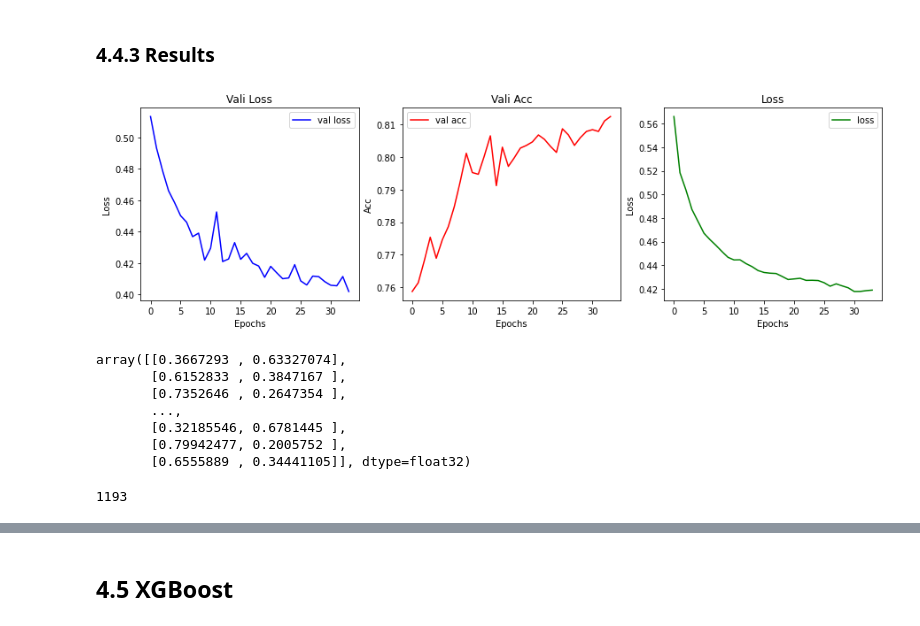
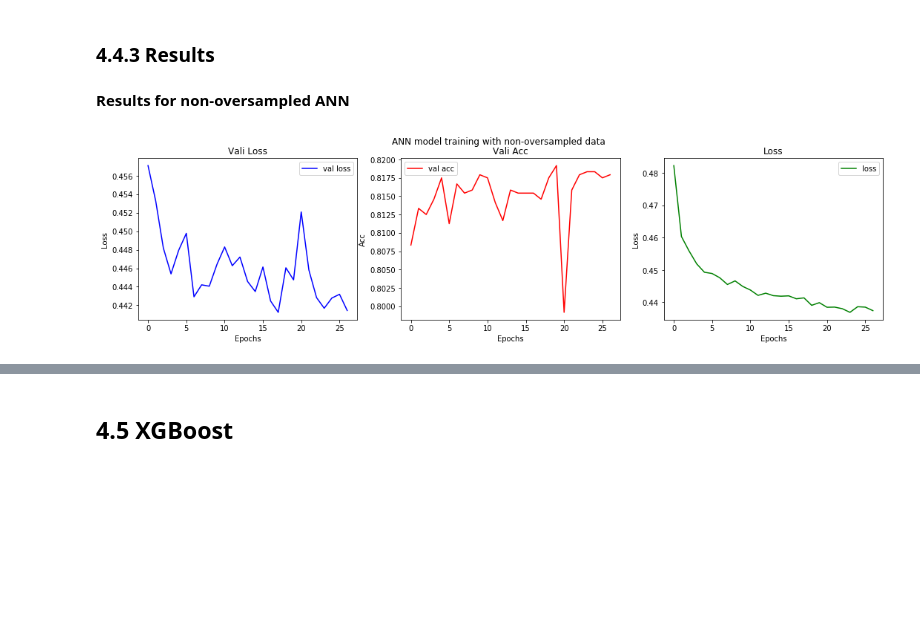
Before and after one commit to kimdanny/Credit-card-default-prediction, a Jupyter notebook: Final.ipynb, the cells around one changed output, grey strips where cells are left out. Saved outputs shown, nothing was run; the diff lists cells and outputs as text; code cells hidden in the pictures; blank space fills up the shorter version.

Commit message:
10 models comparison completed

```diff
--- a/Final.ipynb
+++ b/Final.ipynb
@@ -995,5 +902,5 @@ class random_forest(object):
 # %%
 # train Random Forest model with non-oversampled data
 random_forest_model = random_forest()
-train_and_cross_validate(random_forest_model, x_train, y_train, "Random Forest (non-oversampled)")
+train_and_cross_validate(random_forest_model, x_train_nos, y_train_nos, "Random Forest (non-oversampled)")
 # %% [output]
@@ -1099,0 +996,4 @@ Average accuracy :  0.8039999999999999
+# %%
+# train GBRT model with non-oversampled data
+GBRT_model = GBRT()
+train_and_cross_validate(GBRT_model, x_train_nos, y_train_nos, "GBRT (non-oversampled)")
@@ -1148,21 +1098,27 @@ x_train_ann.shape, x_val_ann.shape, y_train_ann.shape, y_val_ann.shape
 # %%
-model = Sequential()
+def model_setup():
+    model = Sequential()
 
-model.add(Dense(256, activation = "relu", input_shape=(29,)))
-model.add(Dropout(0.25))
+    model.add(Dense(256, activation = "relu", input_shape=(29,)))
+    model.add(Dropout(0.25))
 
-model.add(Dense(128, activation = "relu"))
-model.add(Dropout(0.25))
+    model.add(Dense(128, activation = "relu"))
+    model.add(Dropout(0.25))
 
-model.add(Dense(64, activation = "relu"))
-model.add(Dropout(0.25))
+    model.add(Dense(64, activation = "relu"))
+    model.add(Dropout(0.25))
 
-model.add(Dense(32, activation = "relu"))
-model.add(Dropout(0.25))
+    model.add(Dense(32, activation = "relu"))
+    model.add(Dropout(0.25))
 
-model.add(Dense(16, activation = "relu"))
+    model.add(Dense(16, activation = "relu"))
 
-model.add(Dense(2, activation = "softmax"))
+    model.add(Dense(2, activation = "softmax"))
+
+    optimizer = Adam(lr=0.001)
+    model.compile(optimizer = optimizer, loss = "categorical_crossentropy", metrics=["accuracy"])
+
+    return model
 # %%
 model.summary()
 # %% [output]
@@ -1223,0 +1155,5 @@ Epoch 34/50
+# %%
+# train ANN model with non-oversampled data
+ANN_model = model_setup()
+history = ANN_model.fit(x_train_ann, y_train_ann, batch_size=batch_size, epochs=epochs,
+                        validation_data=(x_val_ann, y_val_ann), verbose=2, callbacks=[callback])
@@ -1224,26 +1201,29 @@ Epoch 34/50
 # %% [markdown]
 ### **4.4.3 Results**
+# %% [markdown]
+**Results for non-oversampled ANN**
 # %%
-fig, axes = plt.subplots(1, 3, figsize=(15,4))
+fig, axes = plt.subplots(1, 3, figsize=(18,4))
+plt.suptitle("ANN model training with non-oversampled data")
 
 axes[0].plot(history.history['val_loss'], color='b', label="val loss")
 axes[0].set_title("Vali Loss")
 axes[0].set_xlabel("Epochs")
 axes[0].set_ylabel("Loss")
 axes[0].legend()
 
 axes[1].plot(history.history['val_accuracy'], color='r', label="val acc")
 axes[1].set_title("Vali Acc")
 axes[1].set_xlabel("Epochs")
 axes[1].set_ylabel("Acc")
 axes[1].legend()
 
 axes[2].plot(history.history['loss'], color='green', label="loss")
 axes[2].set_title("Loss")
 axes[2].set_xlabel("Epochs")
 axes[2].set_ylabel("Loss")
 axes[2].legend()
 
 plt.show()
 # %% [output]
-[figure, old version]
+[figure, new version]
@@ -1254,14 +1229,0 @@ result = pd.Series(pred_classes, name="Label")
-# %%
-pred
-# %% [output]
-array([[0.3667293 , 0.63327074],
-       [0.6152833 , 0.3847167 ],
-       [0.7352646 , 0.2647354 ],
-       ...,
-       [0.32185546, 0.6781445 ],
-       [0.79942477, 0.2005752 ],
-       [0.6555889 , 0.34441105]], dtype=float32)
-# %%
-pred_classes.sum()
-# %% [output]
-1193
```
Also changed, not shown: parts of 74 cells of this notebook.
